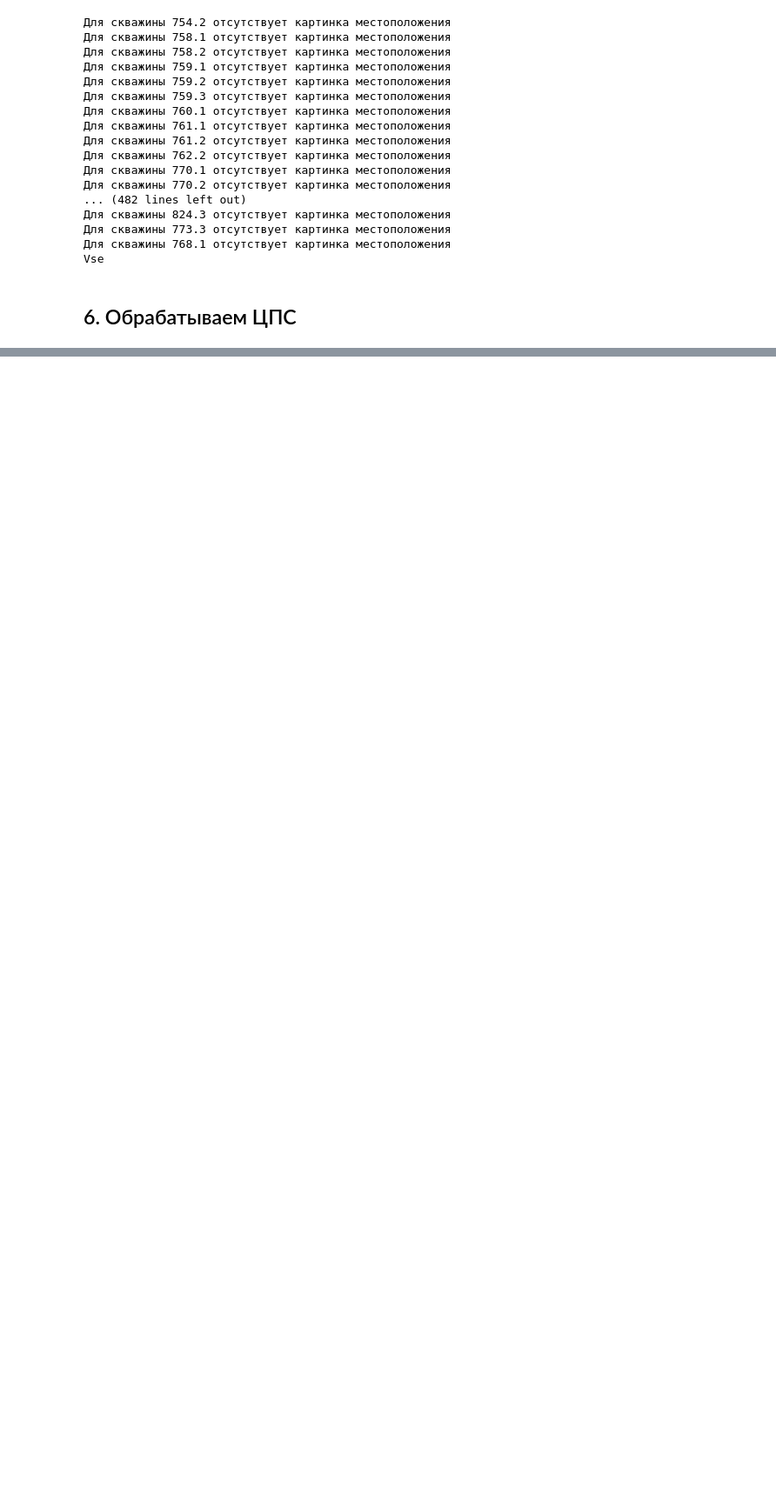
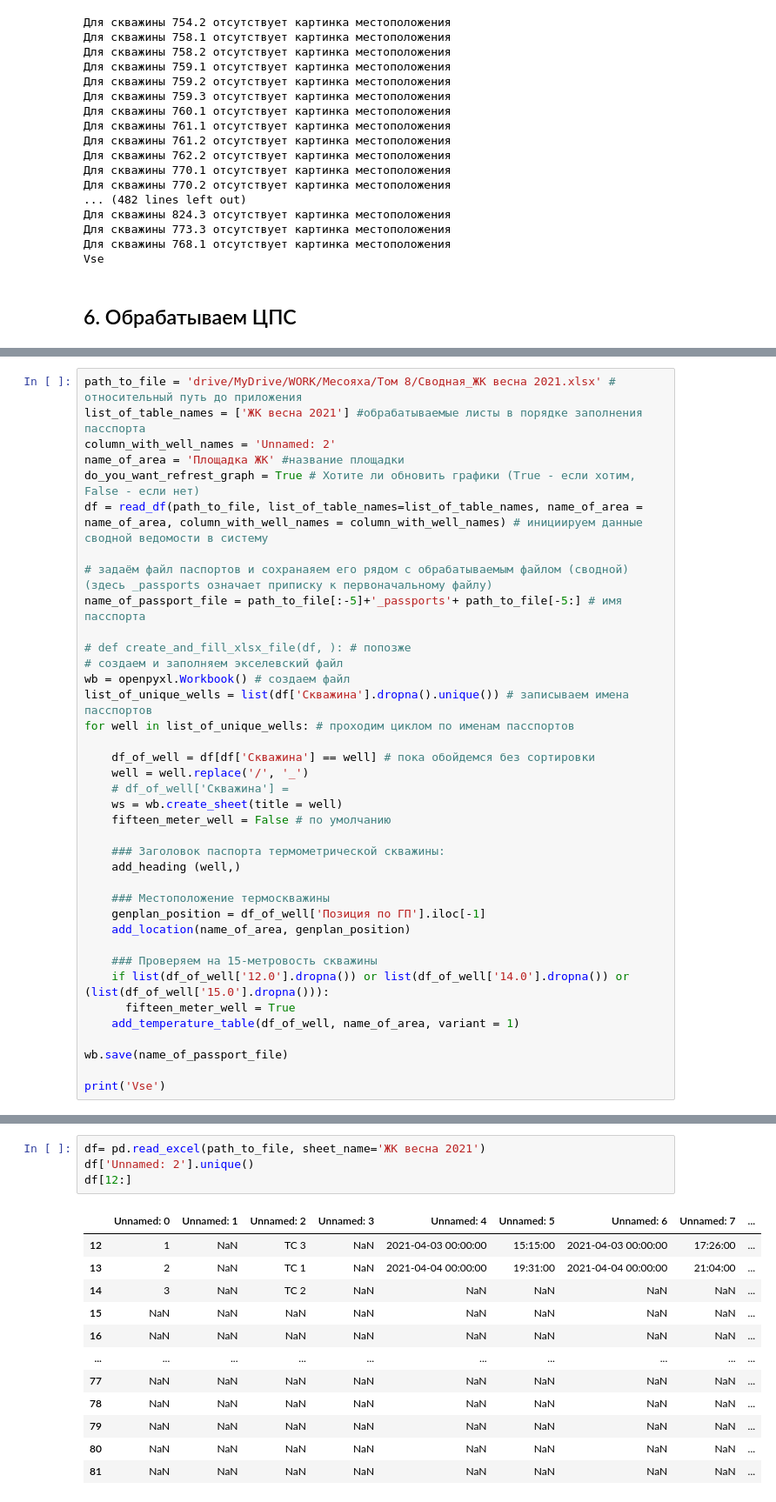
Before and after one commit to NikolaevMikhailRoma/m_project, a Jupyter notebook: Mesoyaha_passports.ipynb, the cells around one changed output, grey strips where cells are left out. Shown: that part at 87% size. Saved outputs shown, nothing was run; the diff lists cells and outputs as text; blank space fills up the shorter version.

```diff
--- a/Mesoyaha_passports.ipynb
+++ b/Mesoyaha_passports.ipynb
@@ -911,0 +908,38 @@ df_of_well
+# %%
+path_to_file = 'drive/MyDrive/WORK/Месояха/Том 8/Сводная_ЖК весна 2021.xlsx' # относительный путь до приложения
+list_of_table_names = ['ЖК весна 2021'] #обрабатываемые листы в порядке заполнения пасспорта
+column_with_well_names = 'Unnamed: 2'
+name_of_area = 'Площадка ЖК' #название площадки
+do_you_want_refrest_graph = True # Хотите ли обновить графики (True - если хотим, False - если нет)
+df = read_df(path_to_file, list_of_table_names=list_of_table_names, name_of_area = name_of_area, column_with_well_names = column_with_well_names) # инициируем данные сводной ведомости в систему
+
+# задаём файл паспортов и сохранаяем его рядом с обрабатываемым файлом (сводной) (здесь _passports означает приписку к первоначальному файлу)
+name_of_passport_file = path_to_file[:-5]+'_passports'+ path_to_file[-5:] # имя пасспорта
+
+# def create_and_fill_xlsx_file(df, ): # попозже
+# создаем и заполняем экселевский файл
+wb = openpyxl.Workbook() # создаем файл
+list_of_unique_wells = list(df['Скважина'].dropna().unique()) # записываем имена пасспортов
+for well in list_of_unique_wells: # проходим циклом по именам пасспортов
+
+    df_of_well = df[df['Скважина'] == well] # пока обойдемся без сортировки
+    well = well.replace('/', '_')
+    # df_of_well['Скважина'] =
+    ws = wb.create_sheet(title = well)
+    fifteen_meter_well = False # по умолчанию
+
+    ### Заголовок паспорта термометрической скважины:
+    add_heading (well,)
+
+    ### Местоположение термоскважины
+    genplan_position = df_of_well['Позиция по ГП'].iloc[-1]
+    add_location(name_of_area, genplan_position)
+
+    ### Проверяем на 15-метровость скважины
+    if list(df_of_well['12.0'].dropna()) or list(df_of_well['14.0'].dropna()) or (list(df_of_well['15.0'].dropna())):
+      fifteen_meter_well = True
+    add_temperature_table(df_of_well, name_of_area, variant = 1)
+
+wb.save(name_of_passport_file)
+
+print('Vse')
@@ -911,0 +983,17 @@ df_of_well
+# %%
+df= pd.read_excel(path_to_file, sheet_name='ЖК весна 2021')
+df['Unnamed: 2'].unique()
+df[12:]
+# %% [output]
+|  | Unnamed: 0 | Unnamed: 1 | Unnamed: 2 | Unnamed: 3 | Unnamed: 4 | Unnamed: 5 | Unnamed: 6 | Unnamed: 7 | ... |
+| 12 | 1 | NaN | ТС 3 | NaN | 2021-04-03 00:00:00 | 15:15:00 | 2021-04-03 00:00:00 | 17:26:00 | ... |
+| 13 | 2 | NaN | ТС 1 | NaN | 2021-04-04 00:00:00 | 19:31:00 | 2021-04-04 00:00:00 | 21:04:00 | ... |
+| 14 | 3 | NaN | ТС 2 | NaN | NaN | NaN | NaN | NaN | ... |
+| 15 | NaN | NaN | NaN | NaN | NaN | NaN | NaN | NaN | ... |
+| 16 | NaN | NaN | NaN | NaN | NaN | NaN | NaN | NaN | ... |
+| ... | ... | ... | ... | ... | ... | ... | ... | ... | ... |
+| 77 | NaN | NaN | NaN | NaN | NaN | NaN | NaN | NaN | ... |
+| 78 | NaN | NaN | NaN | NaN | NaN | NaN | NaN | NaN | ... |
+| 79 | NaN | NaN | NaN | NaN | NaN | NaN | NaN | NaN | ... |
+| 80 | NaN | NaN | NaN | NaN | NaN | NaN | NaN | NaN | ... |
+| 81 | NaN | NaN | NaN | NaN | NaN | NaN | NaN | NaN | ... |
```
Also changed, not shown: parts of 7 cells of this notebook.
